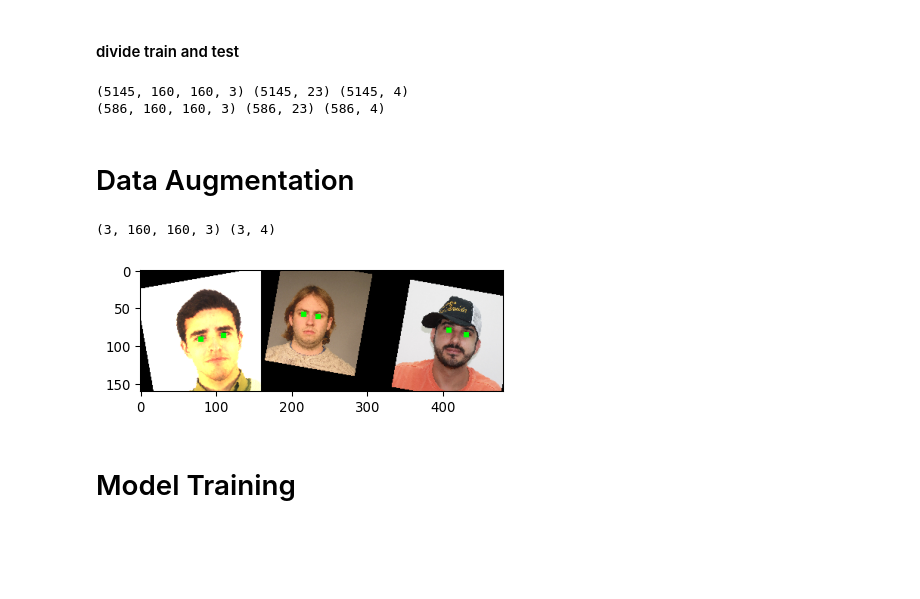
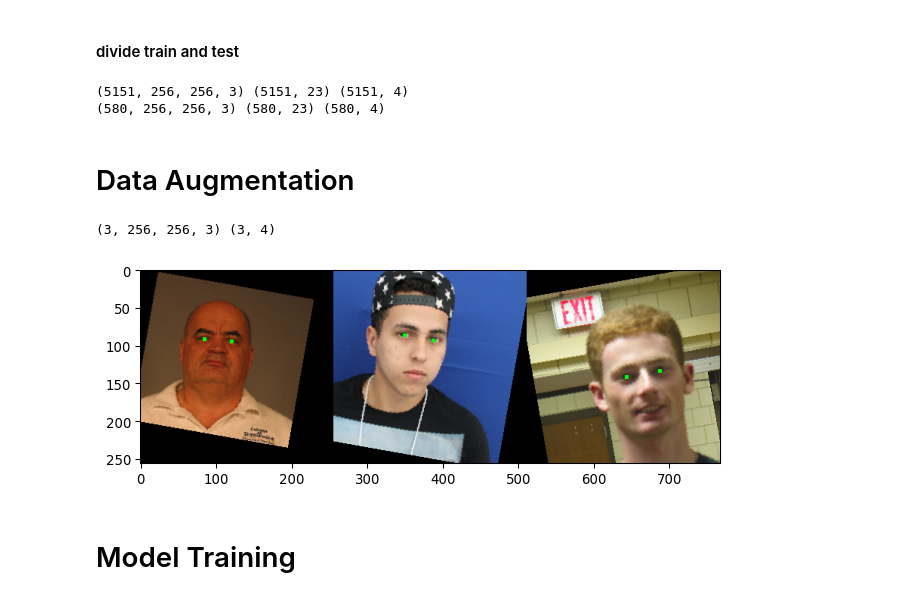
Before and after one commit to arnaldog12/icaonet, a Jupyter notebook: notebooks/supervised_unsupervised/Multilearning.ipynb, the cells around one changed output. Saved outputs shown, nothing was run; the diff lists cells and outputs as text; code cells hidden in the pictures; blank space fills up the shorter version.

```diff
--- a/notebooks/supervised_unsupervised/Multilearning.ipynb
+++ b/notebooks/supervised_unsupervised/Multilearning.ipynb
@@ -81,7 +83,7 @@ if exists(FILE_DATASET):
 else:
     print("Generating dataset...")
     dataset = ICAODataset()
-    dataset.load(FOLDER_IMAGES, FOLDER_MRKS, output_size=(160, 160))
+    dataset.load(FOLDER_IMAGES, FOLDER_MRKS, output_size=IMAGE_SIZE)
     pkl.dump(dataset, open(FILE_DATASET, "wb"))
 # %% [output]
 Dataset found. Loading...
@@ -131,8 +134,8 @@ y_val_eyes = y_eyes[x_val_idx]
 print(x_train.shape, y_train_reqs.shape, y_train_eyes.shape)
 print(x_val.shape, y_val_reqs.shape, y_val_eyes.shape)
 # %% [output]
-(5145, 160, 160, 3) (5145, 23) (5145, 4)
-(586, 160, 160, 3) (586, 23) (586, 4)
+(5151, 256, 256, 3) (5151, 23) (5151, 4)
+(580, 256, 256, 3) (580, 23) (580, 4)
 # %%
 train_mrks = mrks[x_train_idx]
 val_mrks = mrks[x_val_idx]
@@ -141,8 +144,10 @@ val_mrks = mrks[x_val_idx]
 # %%
 class ImageLandmarkGenerator(Sequence):
     """ImageDataGenerator + ImgAug"""
-    def __init__(self, x, y, batch_size=32, shuffle=True, **affine_kwargs):
-        self.x, self.y = x, y
+    def __init__(self, x, y_reqs, y_eyes, batch_size=32, shuffle=True, **affine_kwargs):
+        self.x = x
+        self.y_reqs = y_reqs
+        self.y_eyes = y_eyes
         self.batch_size = min(batch_size, x.shape[0])
         self.shuffle = shuffle
         self.aug = iaa.Affine(**affine_kwargs)
@@ -161,34 +166,35 @@ class ImageLandmarkGenerator(Sequence):
     def __getitem__(self, idx):
         indexes = self.indexes[idx * self.batch_size : (idx + 1) * self.batch_size]
         images = self.x[indexes]
-        landmarks = self.y[indexes]
+        reqs = self.y_reqs[indexes]
+        landmarks = self.y_eyes[indexes]
         shape = self.x.shape[1:]
 
         keypoints = [ia.KeypointsOnImage.from_xy_array(landmark.reshape(-1, 2), shape=shape) for landmark in landmarks]
-        image_aug, keypoints_aug = self.aug(images=images, keypoints=keypoints)
-        landmarks_aug = [kp.to_xy_array().flatten() for kp in keypoints_aug]
+        images_aug, keypoints_aug = self.aug(images=images, keypoints=keypoints)
+        landmarks_aug = np.array([kp.to_xy_array().flatten() for kp in keypoints_aug])
 
-        return image_aug, np.array(landmarks_aug)
+        return images_aug / 255, [images_aug / 255, reqs, landmarks_aug / x.shape[1]]
 # %%
 affine_params = dict(
     translate_percent=[-0.1, 0.1],
     rotate=[-10, 10],
     scale=[0.9, 1.1],
     order=0,
 )
 
-gen = ImageLandmarkGenerator(x_train, y_train_eyes, batch_size=3, **affine_params)
-images, landmarks = gen.__getitem__(0)
+gen = ImageLandmarkGenerator(x_train, y_train_reqs, y_train_eyes, batch_size=3, **affine_params)
+_, (images, _, landmarks) = gen.__getitem__(0)
 print(images.shape, landmarks.shape)
 
 draw_list = []
 for im, landmark in zip(images, landmarks):
-    kp = ia.KeypointsOnImage.from_xy_array(landmark.reshape(-1, 2), shape=im.shape)
-    draw_list.append(kp.draw_on_image(im.astype(np.uint8)[:, :, ::-1], size=7))
+    kp = ia.KeypointsOnImage.from_xy_array((landmark * x_train.shape[1]).reshape(-1, 2), shape=im.shape)
+    draw_list.append(kp.draw_on_image((im * 255).astype(np.uint8)[:, :, ::-1], size=5))
 
 ia.imshow(np.hstack(draw_list))
 # %% [output]
-(3, 160, 160, 3) (3, 4)
+(3, 256, 256, 3) (3, 4)
-[figure, old version]
+[figure, new version]
 # %% [markdown]
 # Model Training
```
Also changed, not shown: parts of 15 cells of this notebook, 6 other files.
